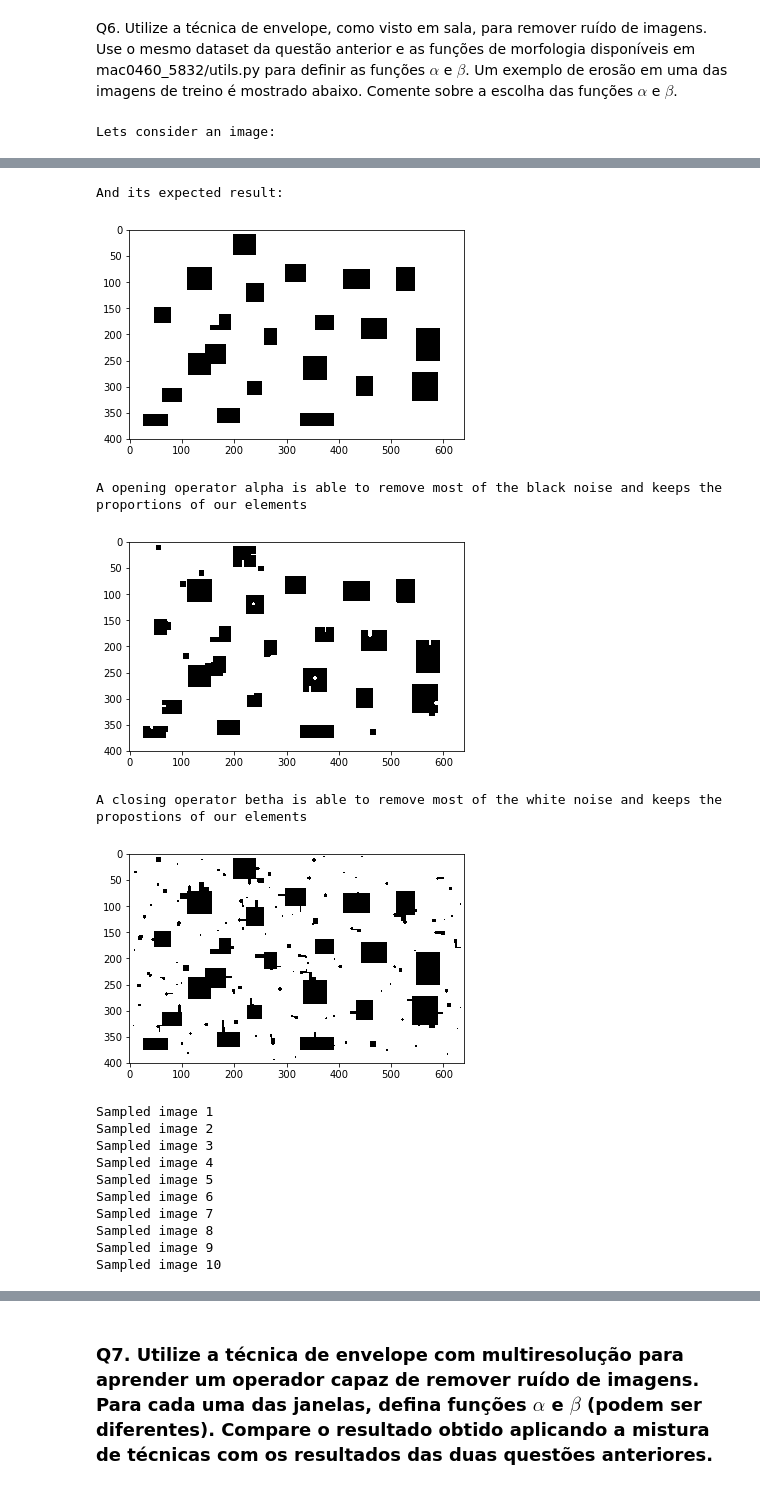
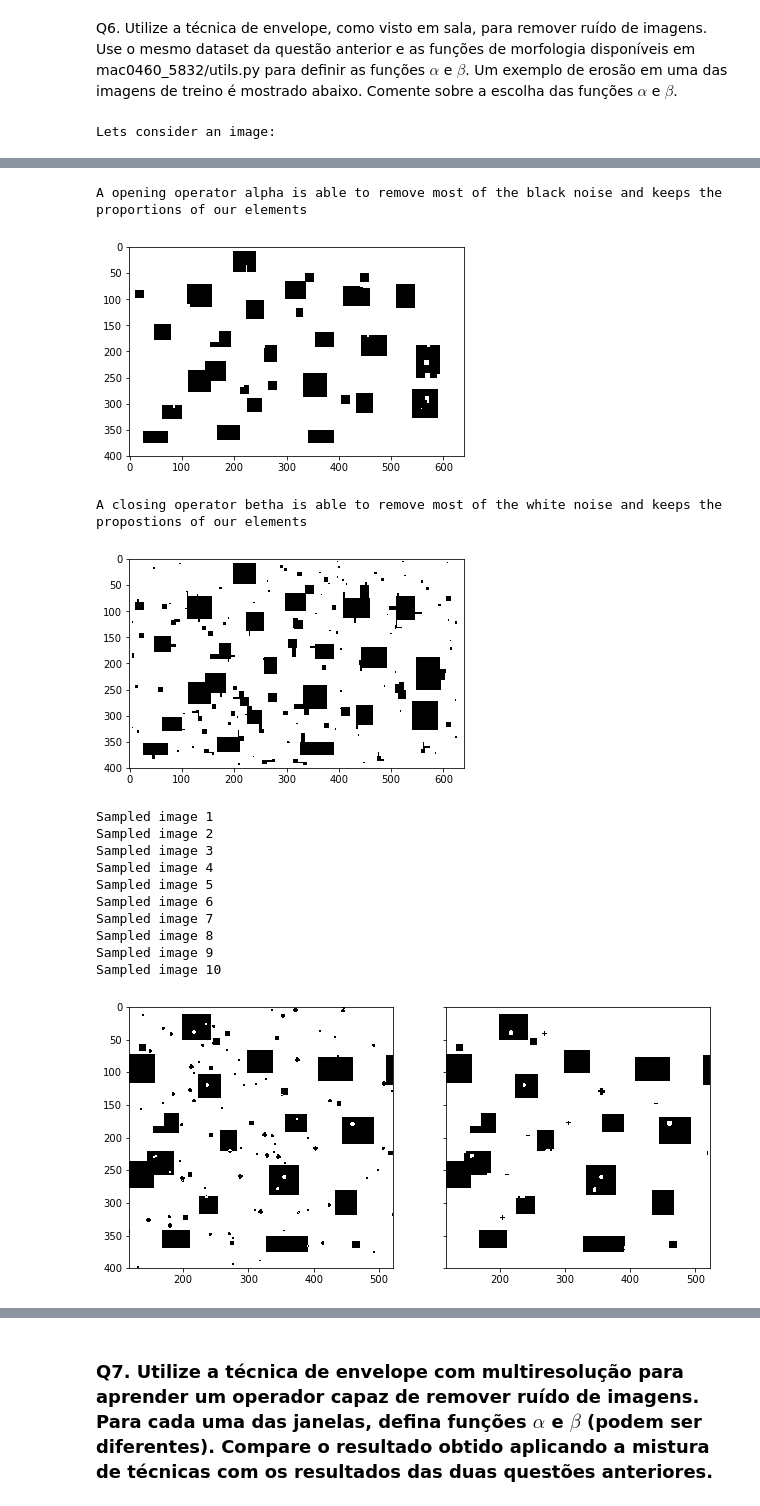
Before and after one commit to gustavoem/bcc, a Jupyter notebook: 7semestre/460/ep1/ep1.ipynb, the cells around one changed output, grey strips where cells are left out. Drawn from its saved outputs; the diff is of its cells as text; code cells hidden in the pictures.

```diff
--- a/7semestre/460/ep1/ep1.ipynb
+++ b/7semestre/460/ep1/ep1.ipynb
@@ -807,6 +852,12 @@ Sampled image 10
 Q6. Utilize a técnica de envelope, como visto em sala, para remover ruído de imagens. Use o mesmo dataset da questão anterior e as funções de morfologia disponíveis em mac0460_5832/utils.py para definir as funções $\alpha$ e $\beta$. Um exemplo de erosão em uma das imagens de treino é mostrado abaixo. Comente sobre a escolha das funções $\alpha$ e $\beta$.
 # %%
 ########################################################################
+def my_opening (img):
+    return opening (img, se_box (5))
+
+def my_closing (img):
+    return closing (img, se_box (5))
+
 dest6 = read_img ("images/q5/q5_dest.png")
 src6_1 = read_img ("images/q5/q5_src1.png")
 src6_2 = read_img ("images/q5/q5_src2.png")
@@ -823,14 +874,12 @@ q6test2 = read_img ("images/q5/q5_test2.png")
 q6test3 = read_img ("images/q5/q5_test3.png")
 print ("Lets consider an image: ")
 draw_img (src6_1)
-print ("And its expected result: ")
-draw_img (dest6)
 print ("A opening operator alpha is able to remove most of the"
     + " black noise and keeps the proportions of our elements")
-draw_img (opening (q6test1))
+draw_img (my_opening (src6_1))
 print ("A closing operator betha is able to remove most of the"
     + " white noise and keeps the propostions of our elements")
-draw_img (closing (q6test1))
+draw_img (my_closing (src6_1))
 
 # Samples images
 wopl = WOperatorLearner (7, 7)
@@ -860,59 +909,51 @@ wopl.sample_image (src6_8, dest6)
 print ("Sampled image 8")
 del src6_8
 wopl.sample_image (src6_9, dest6)
 print ("Sampled image 9")
 del src6_9
 wopl.sample_image (src6_10, dest6)
 print ("Sampled image 10")
 del src6_10
 
 
 # Creates W-Operator psi
 h = wopl.get_hypothesis ()
 wop = WOperator (h, w_shape)
 
 
 # Operate on test images with envelope of alpha and betha
 psi = wop.operate_image (q6test1)
-alpha = opening (q6test1)
-betha = closing (q6test1)
+alpha = my_opening (q6test1)
+betha = my_closing (q6test1)
 res1 = np.multiply (betha, alpha + psi)
 draw_img_pair (q6test1, res1)
 
 psi = wop.operate_image (q6test2)
-alpha = opening (q6test2)
-betha = closing (q6test2)
+alpha = my_opening (q6test2)
+betha = my_closing (q6test2)
 res2 = np.multiply (betha, alpha + psi)
 draw_img_pair (q6test2, res2)
 
 psi = wop.operate_image (q6test3)
-alpha = opening (q6test3)
-betha = closing (q6test3)
+alpha = my_opening (q6test3)
+betha = my_closing (q6test3)
 res3 = np.multiply (betha, alpha + psi)
 draw_img_pair (q6test3, res3)
-
-
-def opening (img):
-    return dilation (erosion (img, se_box (5)), se_box (5))
-
-def closing (img):
-    return erosion (dilation (img, se_box (5)), se_box (5))
 # %% [output]
 Lets consider an image:
 [figure]
-And its expected result:
+A opening operator alpha is able to remove most of the black noise and keeps the proportions of our elements
-[figure, old version]
+[figure, new version]
-A opening operator alpha is able to remove most of the black noise and keeps the proportions of our elements
+A closing operator betha is able to remove most of the white noise and keeps the propostions of our elements
-[figure, old version]
+[figure, new version]
-A closing operator betha is able to remove most of the white noise and keeps the propostions of our elements
+Sampled image 1
+Sampled image 2
+Sampled image 3
+Sampled image 4
+Sampled image 5
+Sampled image 6
+Sampled image 7
+Sampled image 8
+Sampled image 9
+Sampled image 10
-[figure, old version]
+[figure, new version]
-Sampled image 1
-Sampled image 2
-Sampled image 3
-Sampled image 4
-Sampled image 5
-Sampled image 6
-Sampled image 7
-Sampled image 8
-Sampled image 9
-Sampled image 10
```
Also changed, not shown: parts of 7 cells of this notebook.
